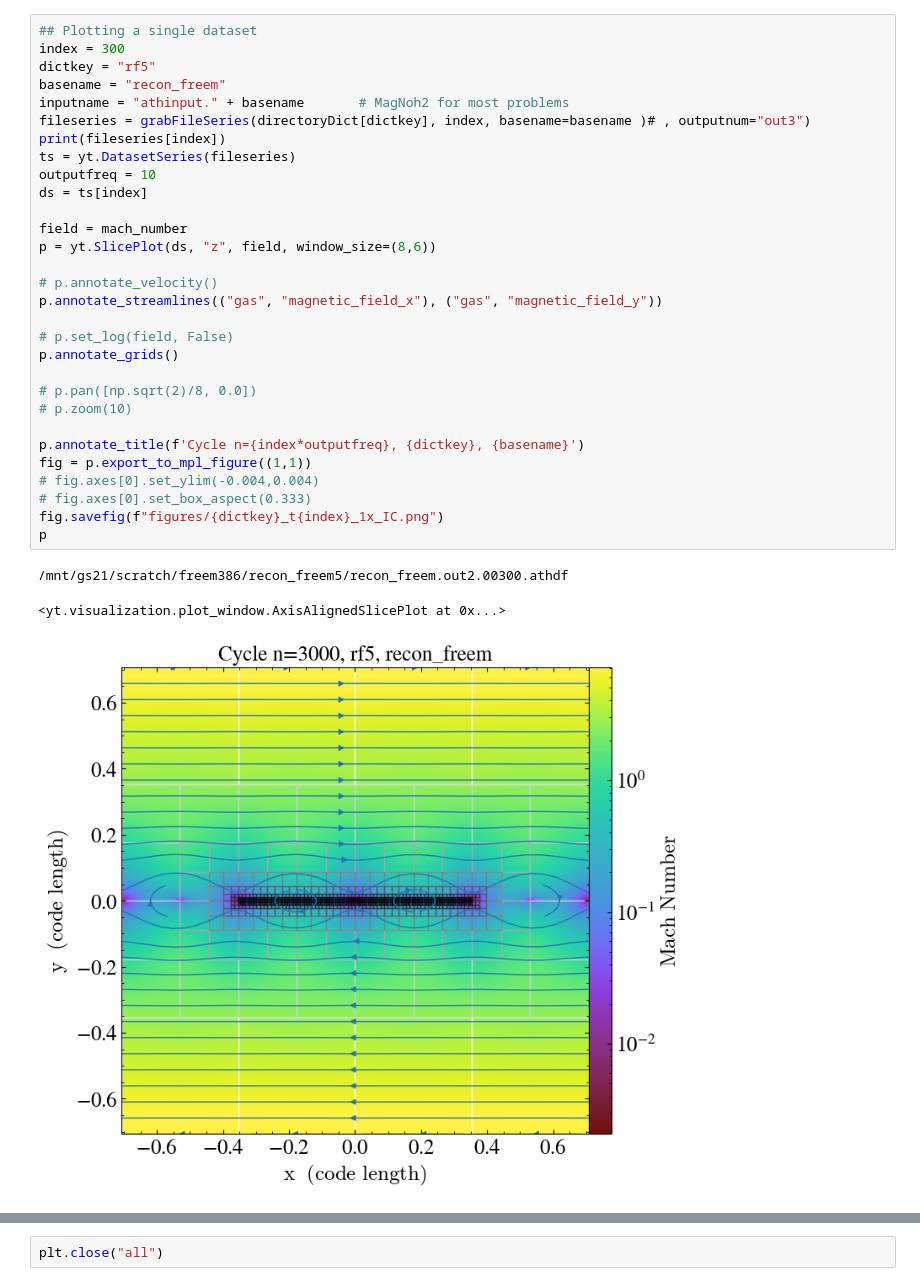
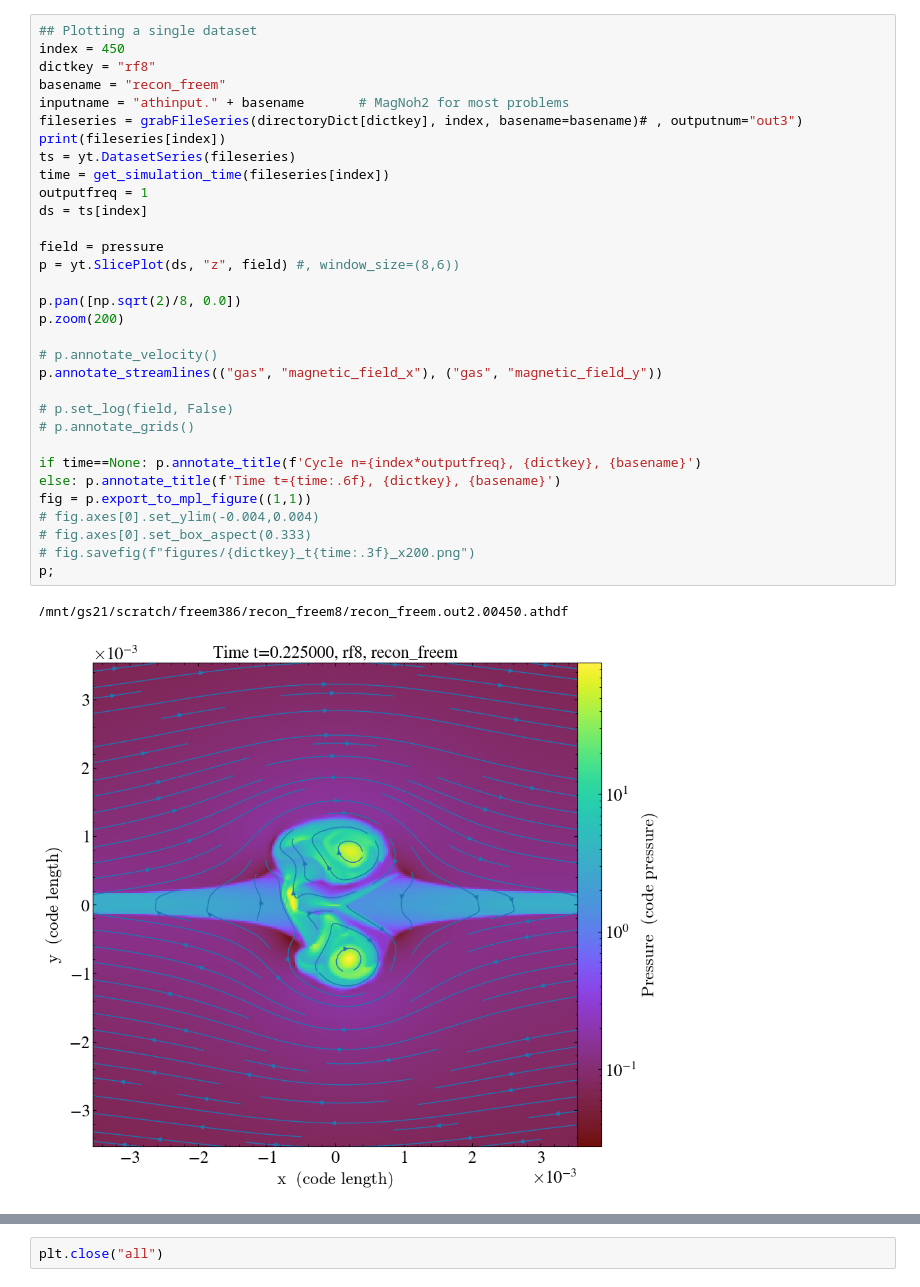
Before and after one commit to ianfreeman519/CMSE_PhD, a Jupyter notebook: athena_files/plottingYT.ipynb, the cells around one changed output, grey strips where cells are left out. Drawn from its saved outputs; the diff is of its cells as text.

```diff
--- a/athena_files/plottingYT.ipynb
+++ b/athena_files/plottingYT.ipynb
@@ -115,37 +80,38 @@ Python 3.12.4
 # %%
 ## Plotting a single dataset
-index = 300
-dictkey = "rf5"
+index = 450
+dictkey = "rf8"
 basename = "recon_freem"
 inputname = "athinput." + basename       # MagNoh2 for most problems
-fileseries = grabFileSeries(directoryDict[dictkey], index, basename=basename )# , outputnum="out3")
+fileseries = grabFileSeries(directoryDict[dictkey], index, basename=basename)# , outputnum="out3")
 print(fileseries[index])
 ts = yt.DatasetSeries(fileseries)
-outputfreq = 10
+time = get_simulation_time(fileseries[index])
+outputfreq = 1
 ds = ts[index]
 
-field = mach_number
-p = yt.SlicePlot(ds, "z", field, window_size=(8,6))
+field = pressure
+p = yt.SlicePlot(ds, "z", field) #, window_size=(8,6))
+
+p.pan([np.sqrt(2)/8, 0.0])
+p.zoom(200)
 
 # p.annotate_velocity()
 p.annotate_streamlines(("gas", "magnetic_field_x"), ("gas", "magnetic_field_y"))
 
 # p.set_log(field, False)
-p.annotate_grids()
+# p.annotate_grids()
 
-# p.pan([np.sqrt(2)/8, 0.0])
-# p.zoom(10)
-
-p.annotate_title(f'Cycle n={index*outputfreq}, {dictkey}, {basename}')
+if time==None: p.annotate_title(f'Cycle n={index*outputfreq}, {dictkey}, {basename}')
+else: p.annotate_title(f'Time t={time:.6f}, {dictkey}, {basename}')
 fig = p.export_to_mpl_figure((1,1))
 # fig.axes[0].set_ylim(-0.004,0.004)
 # fig.axes[0].set_box_aspect(0.333)
-fig.savefig(f"figures/{dictkey}_t{index}_1x_IC.png")
-p
+# fig.savefig(f"figures/{dictkey}_t{time:.3f}_x200.png")
+p;
 # %% [output]
-/mnt/gs21/scratch/freem386/recon_freem5/recon_freem.out2.00300.athdf
+/mnt/gs21/scratch/freem386/recon_freem8/recon_freem.out2.00450.athdf
-<yt.visualization.plot_window.AxisAlignedSlicePlot at 0x...>
-[figure, old version]
+[figure, new version]
 # %%
 ## Plotting multiple different fields
 # Choose the dataset index
```
Also changed, not shown: parts of 7 cells of this notebook, 57 other files.
